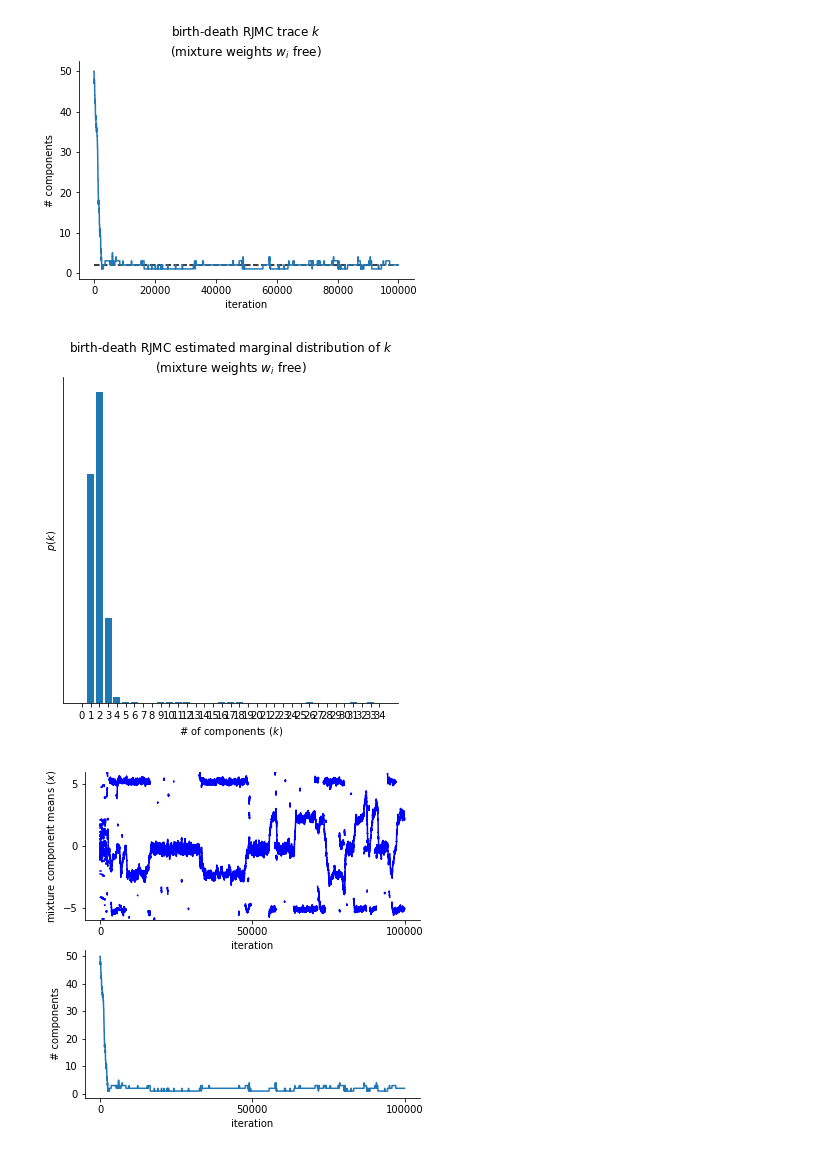
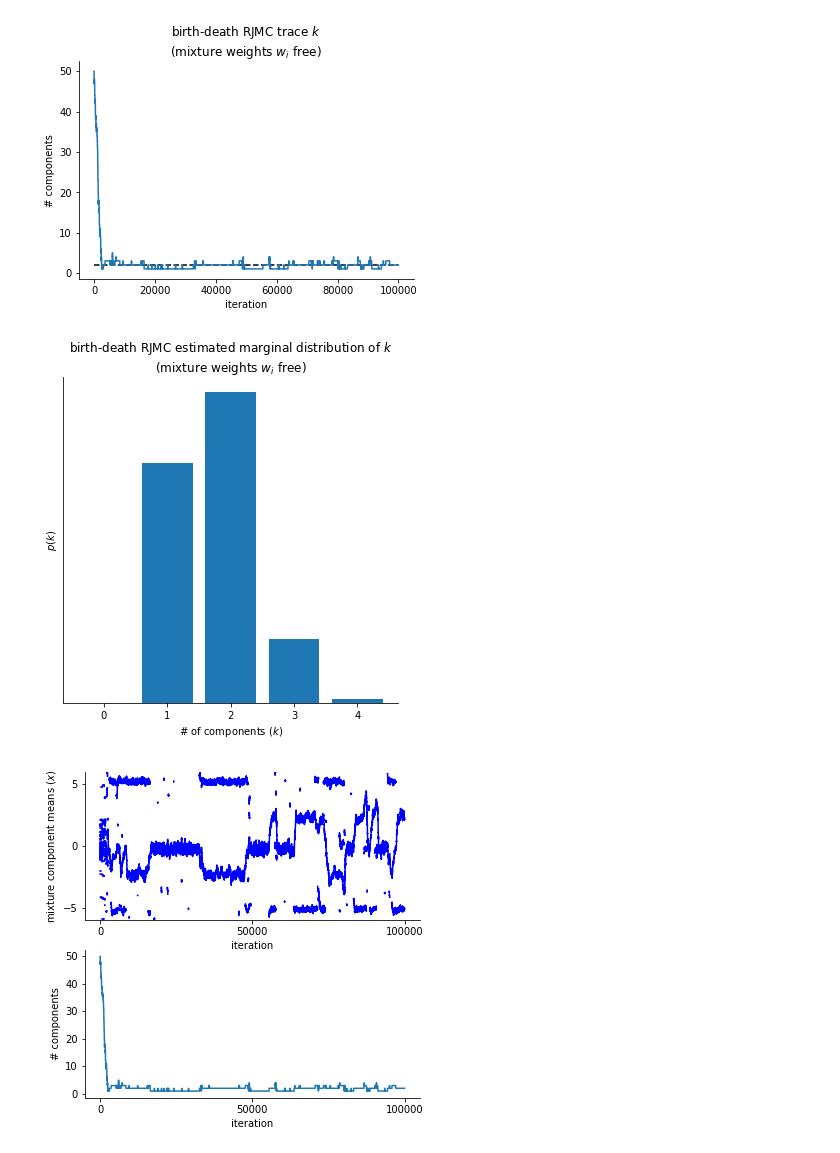
Before and after one commit to maxentile/notebooks, a Jupyter notebook: birth-death moves for RJMC of GMMs.ipynb, the cells around one changed output. Drawn from its saved outputs; the diff is of its cells as text; code cells hidden in the pictures.

```diff
--- a/birth-death moves for RJMC of GMMs.ipynb
+++ b/birth-death moves for RJMC of GMMs.ipynb
@@ -491,24 +491,24 @@ plt.savefig('birth-death-n-components-starting-from-50.jpg', dpi=300)
 # %%
 plt.figure(figsize=(6,6))
 
-burned_in = n_components_traj[1000:]
+burned_in = n_components_traj[10000:]
 
 counts = np.bincount(burned_in)
 n_components_range = list(range(len(counts)))
 
 ax = plt.subplot(111)
 
 plt.bar(n_components_range, counts / sum(counts))
 plt.xlabel(r'# of components ($k$)')
 plt.ylabel(r'$p(k)$')
 ax.spines['right'].set_visible(False)
 ax.spines['top'].set_visible(False)
 plt.title(r'birth-death RJMC estimated marginal distribution of $k$' + '\n(mixture weights ' + r'$w_i$ free)')
 plt.xticks(n_components_range)
 plt.yticks([])
 plt.savefig('birth-death-marginals-starting-from-50.jpg', dpi=300)
 # %% [output]
-[figure, old version]
+[figure, new version]
 # %%
 change_points = list(np.arange(1, len(n_components_traj))[np.diff(n_components_traj) != 0])
 trajs = []
```
Also changed, not shown: parts of 2 cells of this notebook.
